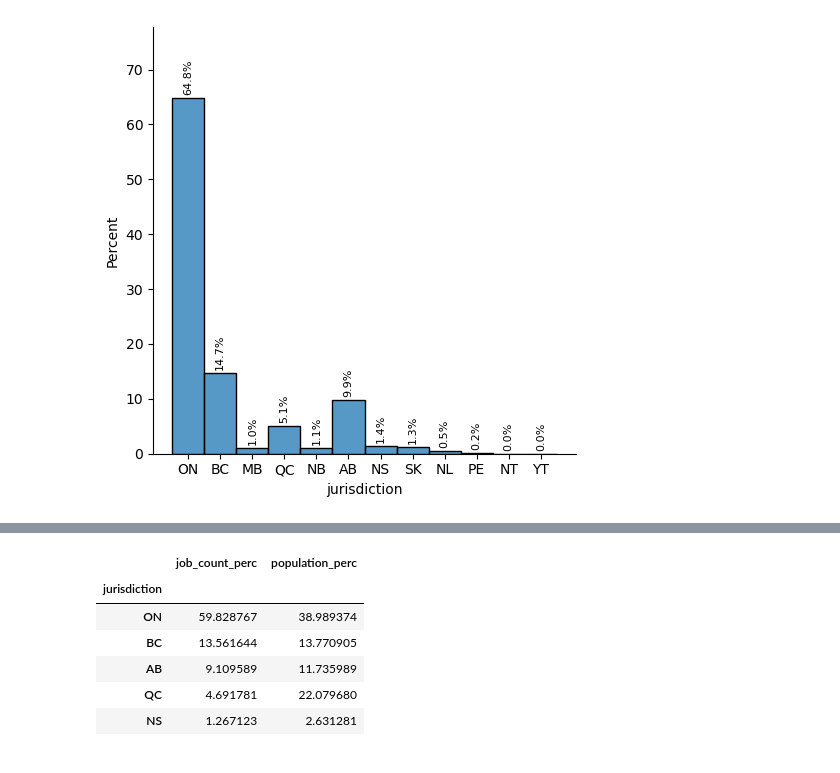
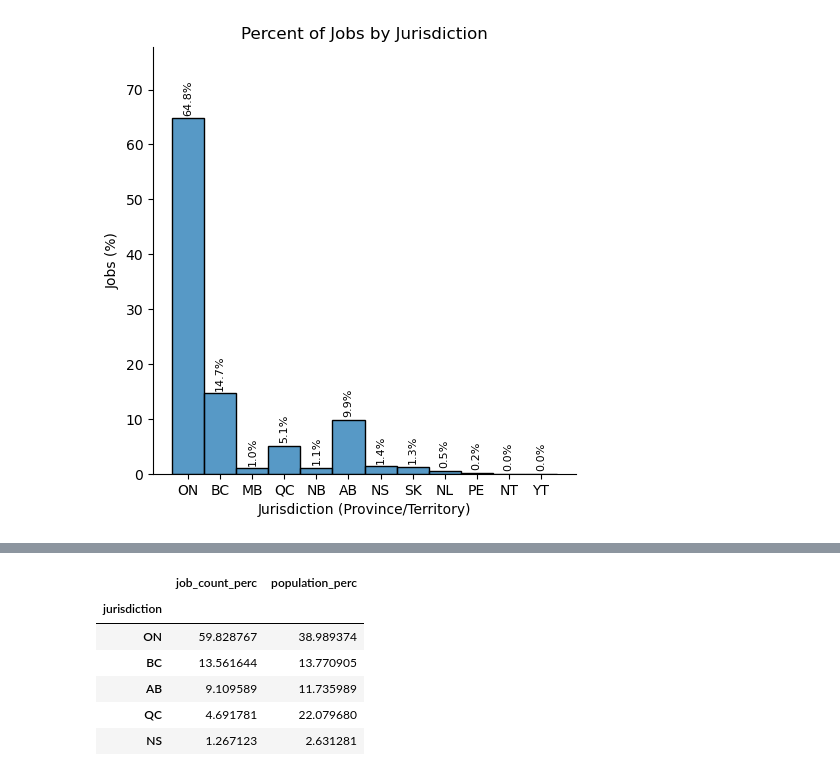
Before and after one commit to pkrishen/Data-Job-Analysis, a Jupyter notebook: Job_Data_Analysis.ipynb, the cells around one changed output, grey strips where cells are left out. Cells and saved outputs as stored; diff of their text form; code cells hidden in the pictures.

```diff
--- a/Job_Data_Analysis.ipynb
+++ b/Job_Data_Analysis.ipynb
@@ -80,15 +100,19 @@ sns.displot(data = jobs, x = 'location_model', stat = 'percent')
 # %%
 fg = sns.displot(data = jobs[jobs['jurisdiction'] != 'Not Specified'], x = 'jurisdiction', stat = 'percent')
 
 for ax in fg.axes.ravel():
     for c in ax.containers:
         labels = [f'{v.get_height():0.1f}%' if v.get_height() > 0 else '' for v in c]
 
         ax.bar_label(c, labels=labels, label_type='edge', fontsize=8, rotation=90, padding=2)
 
     ax.margins(y=0.2)
 
+plt.title("Percent of Jobs by Jurisdiction")
+plt.xlabel("Jurisdiction (Province/Territory)")
+plt.ylabel("Jobs (%)")
+
 plt.show()
 # %% [output]
-[figure, old version]
+[figure, new version]
 # %%
```
Also changed, not shown: parts of 22 cells of this notebook.
